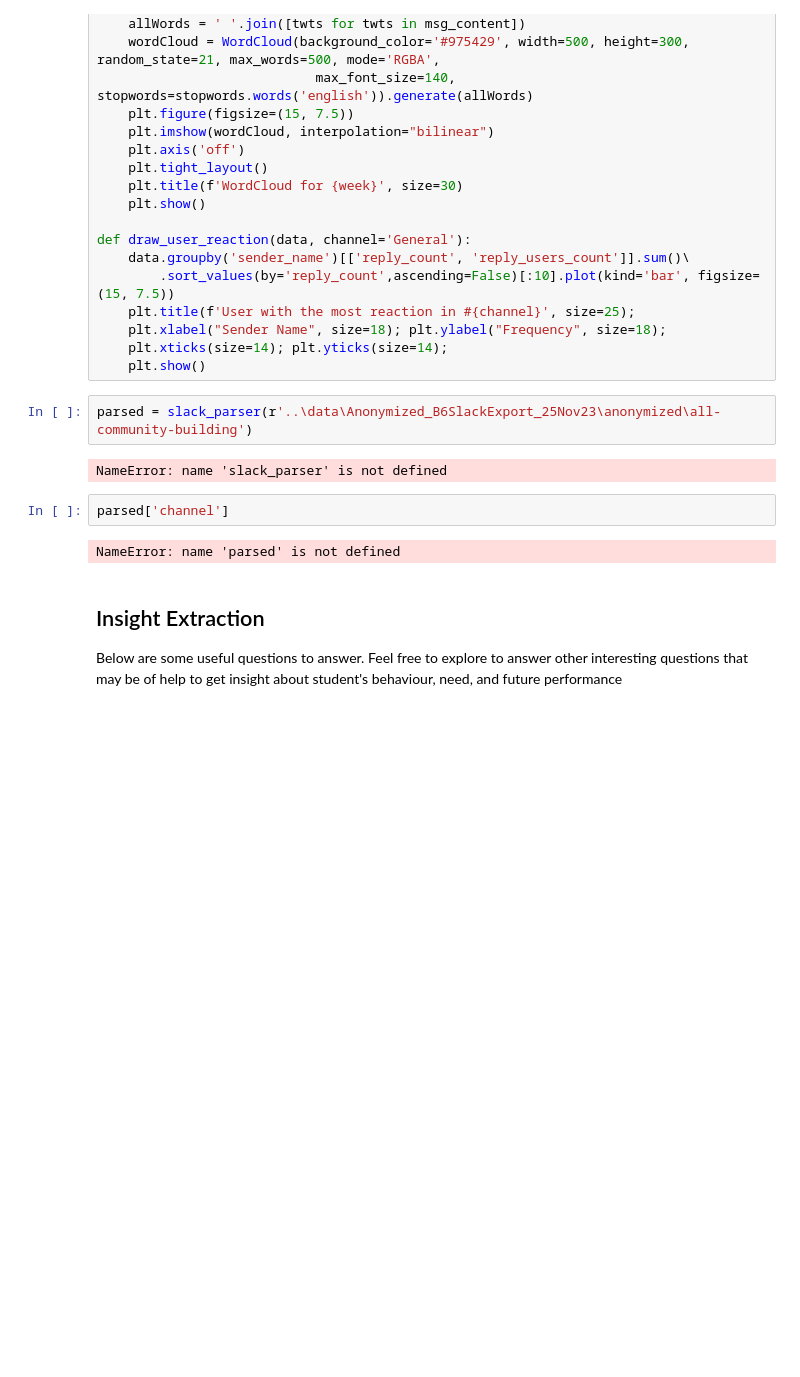
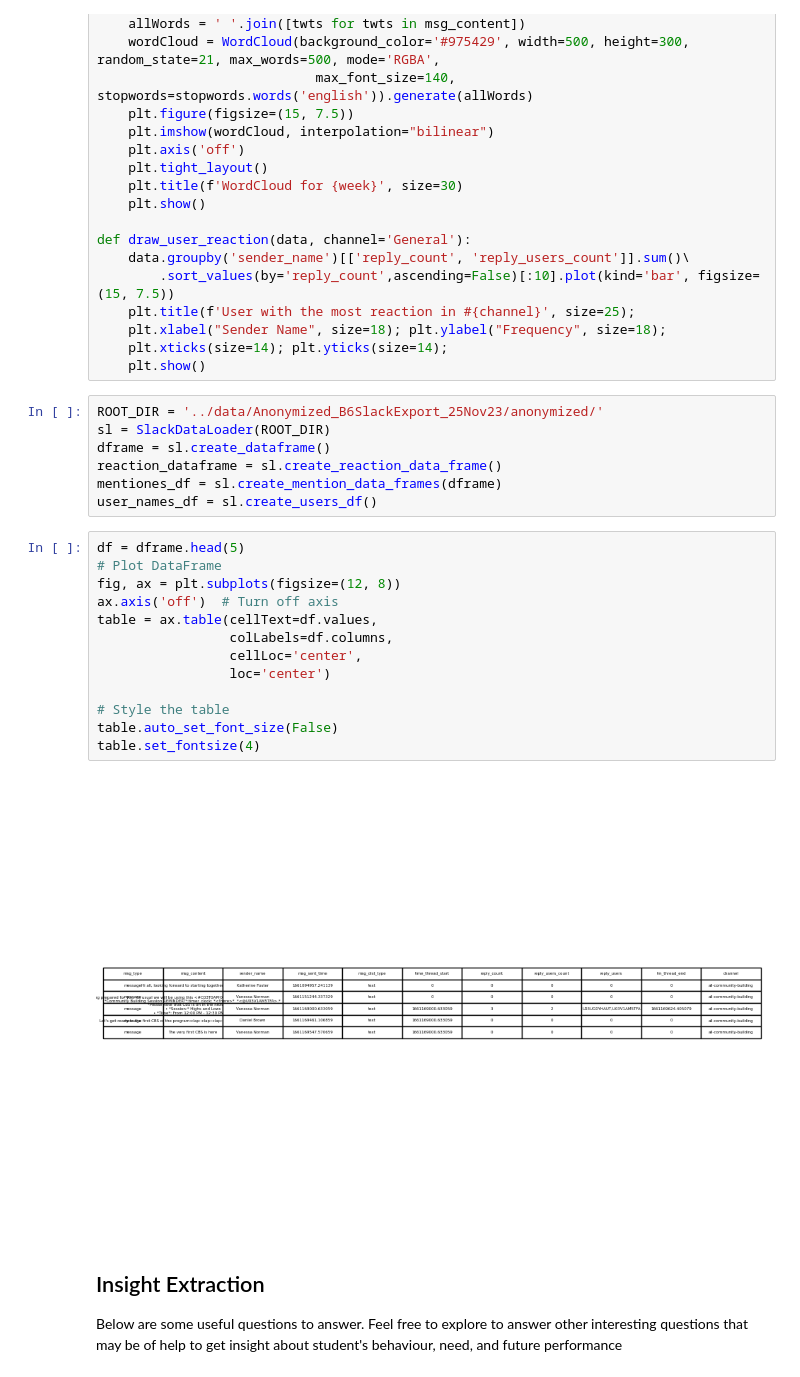
Before and after one commit to YOFTAHEGIZ/Slack-data-analysis, a Jupyter notebook: notebooks/parse_slack_data.ipynb, the cells around one changed output. Drawn from its saved outputs; the diff is of its cells as text; blank space fills up the shorter version.

```diff
--- a/notebooks/parse_slack_data.ipynb
+++ b/notebooks/parse_slack_data.ipynb
@@ -267,14 +98,28 @@ def draw_user_reaction(data, channel='General'):
     plt.xlabel("Sender Name", size=18); plt.ylabel("Frequency", size=18);
     plt.xticks(size=14); plt.yticks(size=14);
     plt.show()
-# %%
-parsed = slack_parser(r'..\data\Anonymized_B6SlackExport_25Nov23\anonymized\all-community-building')
-# %% [output]
-NameError: name 'slack_parser' is not defined
-# %%
-parsed['channel']
-# %% [output]
-NameError: name 'parsed' is not defined
+# %%
+ROOT_DIR = '../data/Anonymized_B6SlackExport_25Nov23/anonymized/'
+sl = SlackDataLoader(ROOT_DIR)
+dframe = sl.create_dataframe()
+reaction_dataframe = sl.create_reaction_data_frame()
+mentiones_df = sl.create_mention_data_frames(dframe)
+user_names_df = sl.create_users_df()
+# %%
+df = dframe.head(5)
+# Plot DataFrame
+fig, ax = plt.subplots(figsize=(12, 8))
+ax.axis('off')  # Turn off axis
+table = ax.table(cellText=df.values,
+                 colLabels=df.columns,
+                 cellLoc='center',
+                 loc='center')
+
+# Style the table
+table.auto_set_font_size(False)
+table.set_fontsize(4)
+# %% [output]
+[figure, added]
 # %% [markdown]
 ## Insight Extraction
 
```
Also changed, not shown: parts of 39 cells of this notebook, 2 other files.
